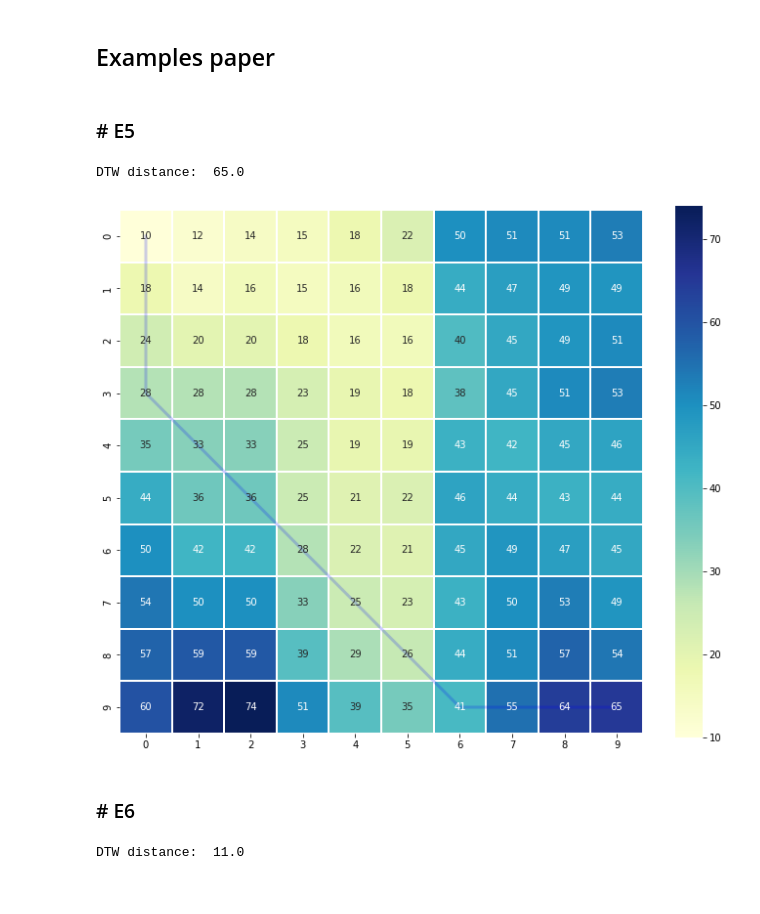
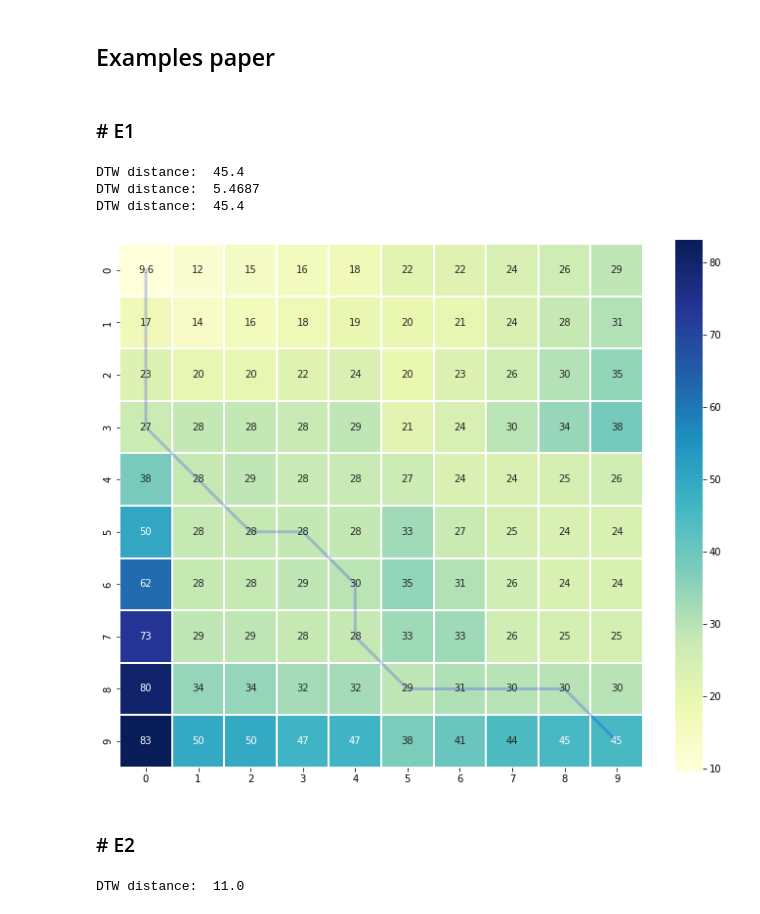
Before and after one commit to oscarescuderoarnanz/dtwParallel, a Jupyter notebook: exampleData/CodeExamples/E1_SyntheticData/Examples.ipynb, the cells around one changed output. Cells and saved outputs as stored; diff of their text form; code cells hidden in the pictures.

```diff
--- a/exampleData/CodeExamples/E1_SyntheticData/Examples.ipynb
+++ b/exampleData/CodeExamples/E1_SyntheticData/Examples.ipynb
@@ -152,20 +152,30 @@ array([[1.7200027 , 2.16000016, 1.92000033, 2.53999992],
 # %% [markdown]
 ## Examples paper
 # %% [markdown]
-### # E5
+### # E1
 # %%
 from dtwParallel import dtw_functions as dtw
+from scipy.spatial import distance
+import numpy as np
 
-x = [2, 4, 6, 8, 5, 3, 6, 8, 9, 15]
-y = [12, 0, 0, 3, 5, 6, 30, 1, 2, 4]
+x = [2.5, 4.3, 6.6, 8.0, 1, 0, 0, 1, 5.5, 15.2]
+y = [12.1, 0, 0, 1, 1, 6.4, 3.5, 1, 0, 0]
 
-dtw_distance = dtw.dtw(x,y,get_visualization=True)
-print("DTW distance: ", dtw_distance)
+dtw_distance = dtw.dtw(x, y, dist=distance.euclidean, check_errors=True)
+print("DTW distance: ", np.round(dtw_distance,4))
+
+dtw_distance = dtw.dtw(x, y, dist=distance.canberra)
+print("DTW distance: ", np.round(dtw_distance,4))
+
+dtw_distance = dtw.dtw(x, y, dist=distance.euclidean, get_visualization=True)
+print("DTW distance: ", np.round(dtw_distance,4))
 # %% [output]
-DTW distance:  65.0
+DTW distance:  45.4
+DTW distance:  5.4687
+DTW distance:  45.4
-[figure, old version]
+[figure, new version]
 # %% [markdown]
-### # E6
+### # E2
 # %%
 from dtwParallel import dtw_functions
 import numpy as np
```
Also changed, not shown: parts of 2 cells of this notebook, 7 other files.
